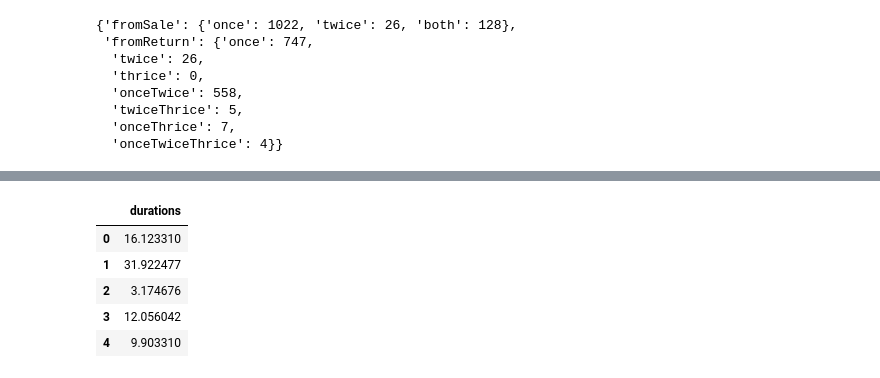
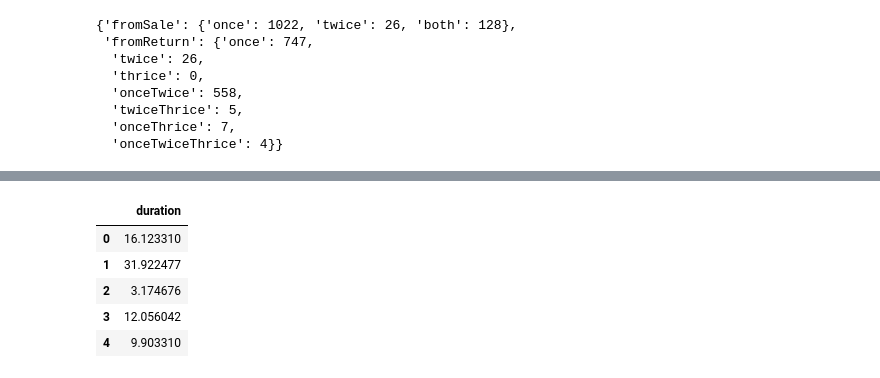
Before and after one commit to arihant-jain/BorrowCup-Data-Analysis, a Jupyter notebook: CupReuseTimesGraph.ipynb, the cells around one changed output, grey strips where cells are left out. Cells and saved outputs as stored; diff of their text form; code cells hidden in the pictures.

```diff
--- a/CupReuseTimesGraph.ipynb
+++ b/CupReuseTimesGraph.ipynb
@@ -505,11 +505,11 @@ fig.show()
 # %% [output]
 [interactive output not drawn]
 # %%
-returnFrame = DataFrame({'durations': days})
+returnFrame = DataFrame({'duration': days})
 returnFrame.to_csv('./data files/reuseDurationsFromReturn.csv', index = False)
 returnFrame.head()
 # %% [output]
-|  | durations |
+|  | duration |
 | 0 | 16.123310 |
 | 1 | 31.922477 |
 | 2 | 3.174676 |
```
Also changed, not shown: parts of 1 cell of this notebook, 2 other files.
